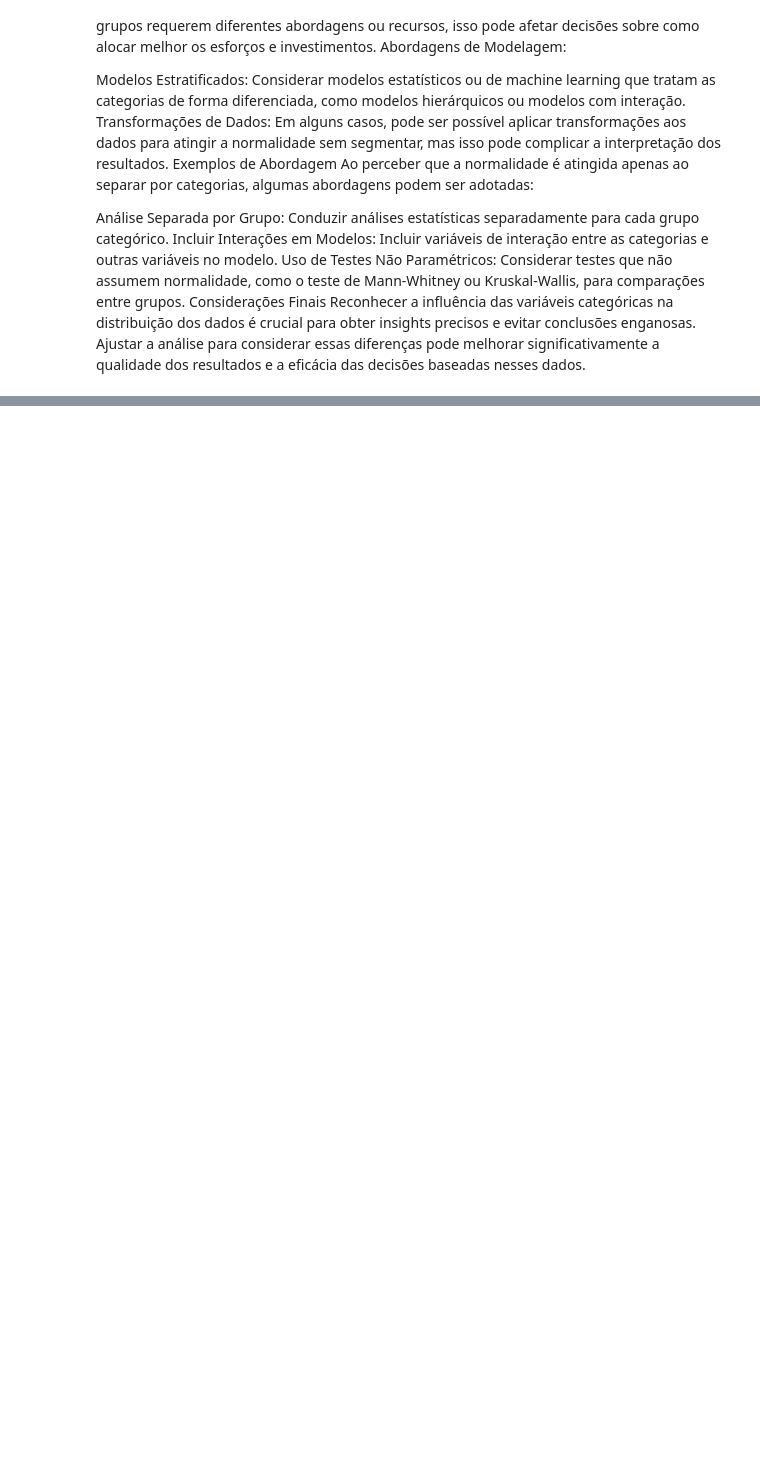
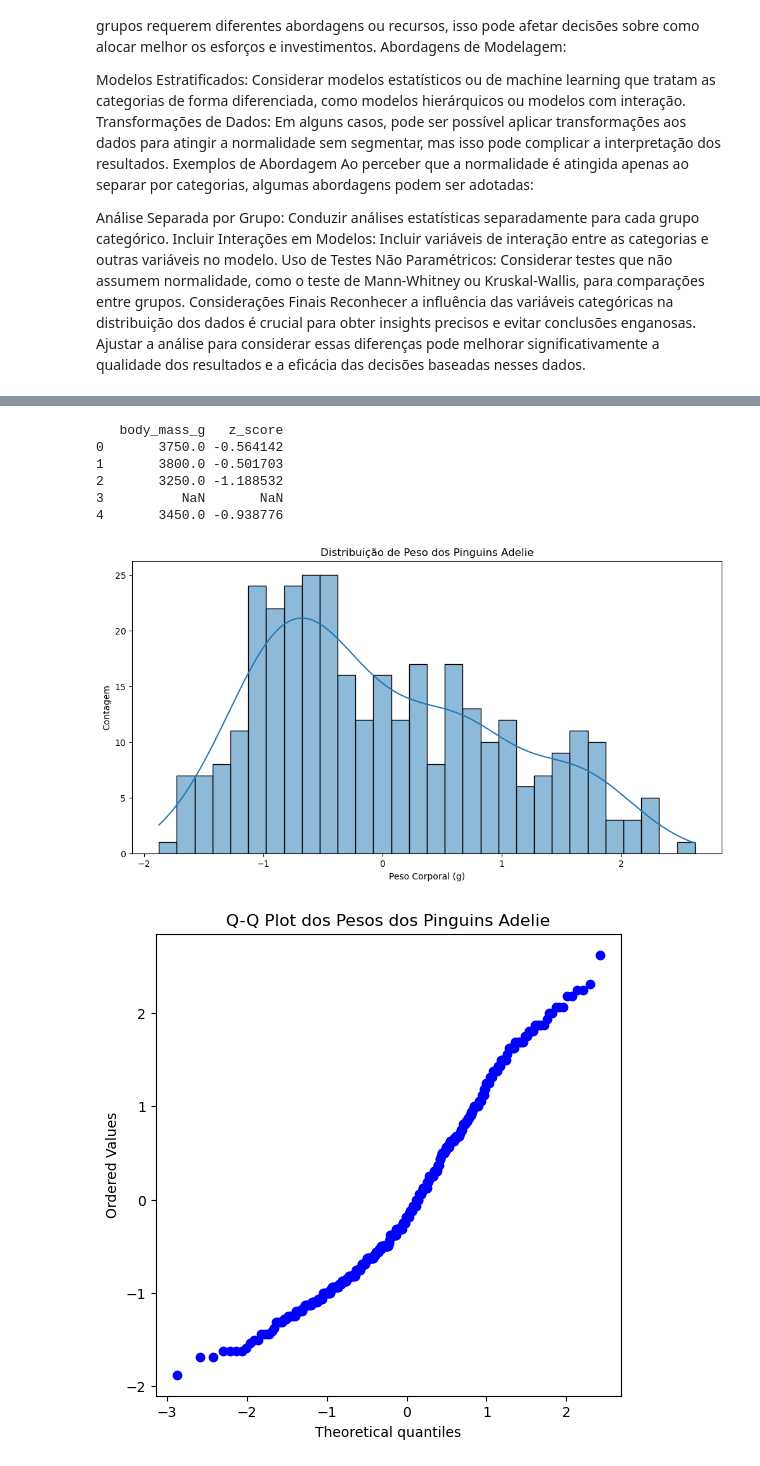
Before and after one commit to fallgayer/Fallgayer, a Jupyter notebook: ____Normalidade dos dados e sua Importancia.ipynb, the cells around one changed output, grey strips where cells are left out. Saved outputs shown, nothing was run; the diff lists cells and outputs as text; code cells hidden in the pictures; blank space fills up the shorter version.

```diff
--- a/____Normalidade dos dados e sua Importancia.ipynb
+++ b/____Normalidade dos dados e sua Importancia.ipynb
@@ -497,0 +553,35 @@ Reconhecer a influência das variáveis categóricas na distribuição dos dados
+# %%
+import pandas as pd
+from scipy.stats import zscore
+
+# Calcular z-score
+penguins['z_score'] = zscore(penguins['body_mass_g'].dropna())
+
+# Visualizar o resultado
+print(penguins[['body_mass_g', 'z_score']].head())
+# %% [output]
+   body_mass_g   z_score
+0       3750.0 -0.564142
+1       3800.0 -0.501703
+2       3250.0 -1.188532
+3          NaN       NaN
+4       3450.0 -0.938776
+# %%
+# Histograma
+plt.figure(figsize=(12, 6))
+sns.histplot(penguins['z_score'] , kde=True, bins=30)
+plt.title('Distribuição de Peso dos Pinguins Adelie')
+plt.xlabel('Peso Corporal (g)')
+plt.ylabel('Contagem')
+plt.show()
+
+# Q-Q Plot
+import scipy.stats as stats
+
+plt.figure(figsize=(6, 6))
+stats.probplot(penguins['z_score'] , dist="norm", plot=plt)
+plt.title('Q-Q Plot dos Pesos dos Pinguins Adelie')
+plt.show()
+# %% [output]
+[figure, added]
+[figure, added]
```
Also changed, not shown: parts of 3 cells of this notebook.
